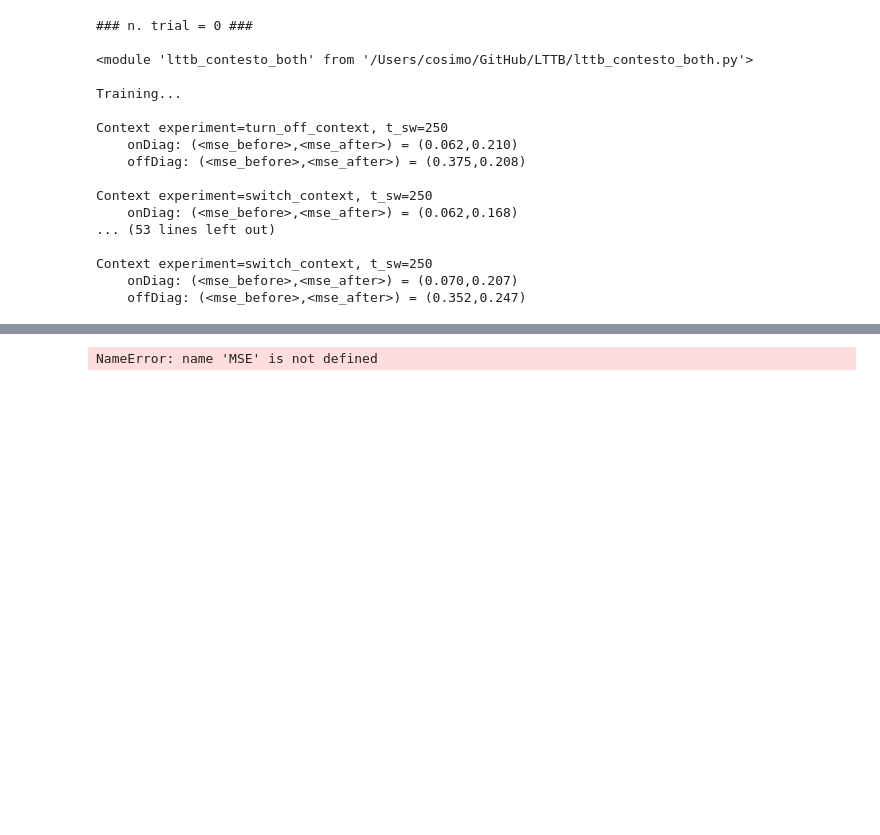
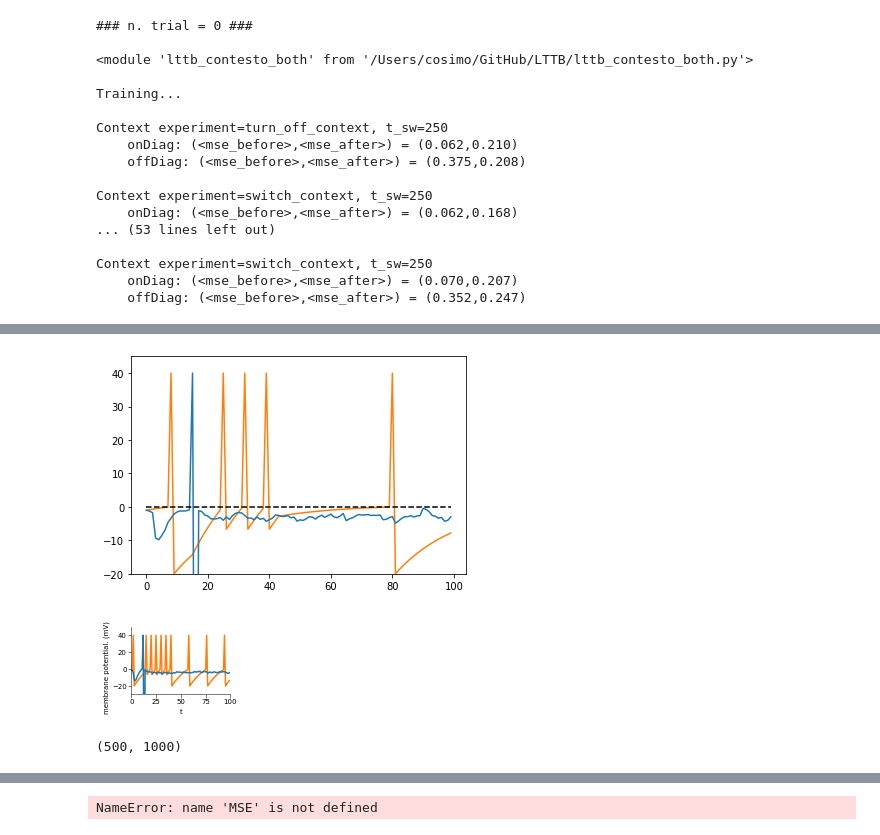
Before and after one commit to cristianocapone/LTTB, a Jupyter notebook: 3D-trajectory-Ncontexts_Mino.ipynb, the cells around one changed output, grey strips where cells are left out. Cells and saved outputs as stored; diff of their text form; code cells hidden in the pictures; blank space fills up the shorter version.

```diff
--- a/3D-trajectory-Ncontexts_Mino.ipynb
+++ b/3D-trajectory-Ncontexts_Mino.ipynb
@@ -559,0 +688,58 @@ Context experiment=switch_context, t_sw=250
+# %%
+n=13
+y = [_ if _<0 else 40 for _ in lttb.Vsoma[n][0:100]]
+plt.plot(y, color='C1')
+#plt.plot(lttb.Vapic[n][0:100], color='C2')
+y = [_ if _<0 else 40 for _ in lttb.VapicRec[n][0:100]]
+plt.plot(y, color='C0')
+#plt.plot(lttb.S_soma[n][0:100])
+#plt.plot(lttb.VapicRec[4])
+plt.ylim([-20,45])
+plt.plot(range(100),[0]*100,ls='--',color='black')
+plt.show()
+# %% [output]
+[figure, added]
+# %%
+fs = 7
+final_dpi = 500
+
+cm = 1/2.54  # centimeters in inches
+fig, axes = plt.subplots(nrows=1, ncols=1, figsize=(5*cm, 3.5*cm))
+
+ax = axes
+
+#for ax in axes:
+if(True):
+    ax.tick_params(axis='both', which='major', labelsize=fs, pad=1)
+    ax.spines['right'].set_visible(False)
+    ax.spines['top'].set_visible(False)
+    ax.spines['left'].set_linewidth(0.5)
+    ax.spines['bottom'].set_linewidth(0.5)
+    ax.xaxis.set_tick_params(width=0.5)
+    ax.yaxis.set_tick_params(width=0.5)
+
+
+n=32
+y = [_ if _<0 else 40 for _ in lttb.Vsoma[n][0:100]]
+ax.plot(y, color='C1')
+y = [_ if _<0 else 40 for _ in lttb.VapicRec[n][0:100]]
+ax.plot(y, color='C0')
+ax.set_xlabel('t', fontsize=fs)
+ax.set_ylabel('', fontsize=fs)
+#ax.xaxis.set_ticklabels([])
+ax.set_xlim([0,100])
+ax.set_ylim([-30,50])
+ax.text(-0.25, 0.4, 'membrane potential. (mV)', fontsize=fs, ha='center', va='center', rotation=90, \
+        transform=ax.transAxes, rotation_mode='anchor')
+
+plt.tight_layout()
+plt.subplots_adjust(left=0.23, bottom=0.25, right=0.93, top=0.93, wspace=None, hspace=0.275)
+plt.savefig('./fig_3D_mV.eps', dpi=final_dpi)
+plt.savefig('./fig_3D_mV.pdf', dpi=final_dpi)
+plt.show()
+# %% [output]
+[figure, added]
+# %%
+np.shape(M1)
+# %% [output]
+(500, 1000)
```
Also changed, not shown: parts of 8 cells of this notebook, 5 other files.
